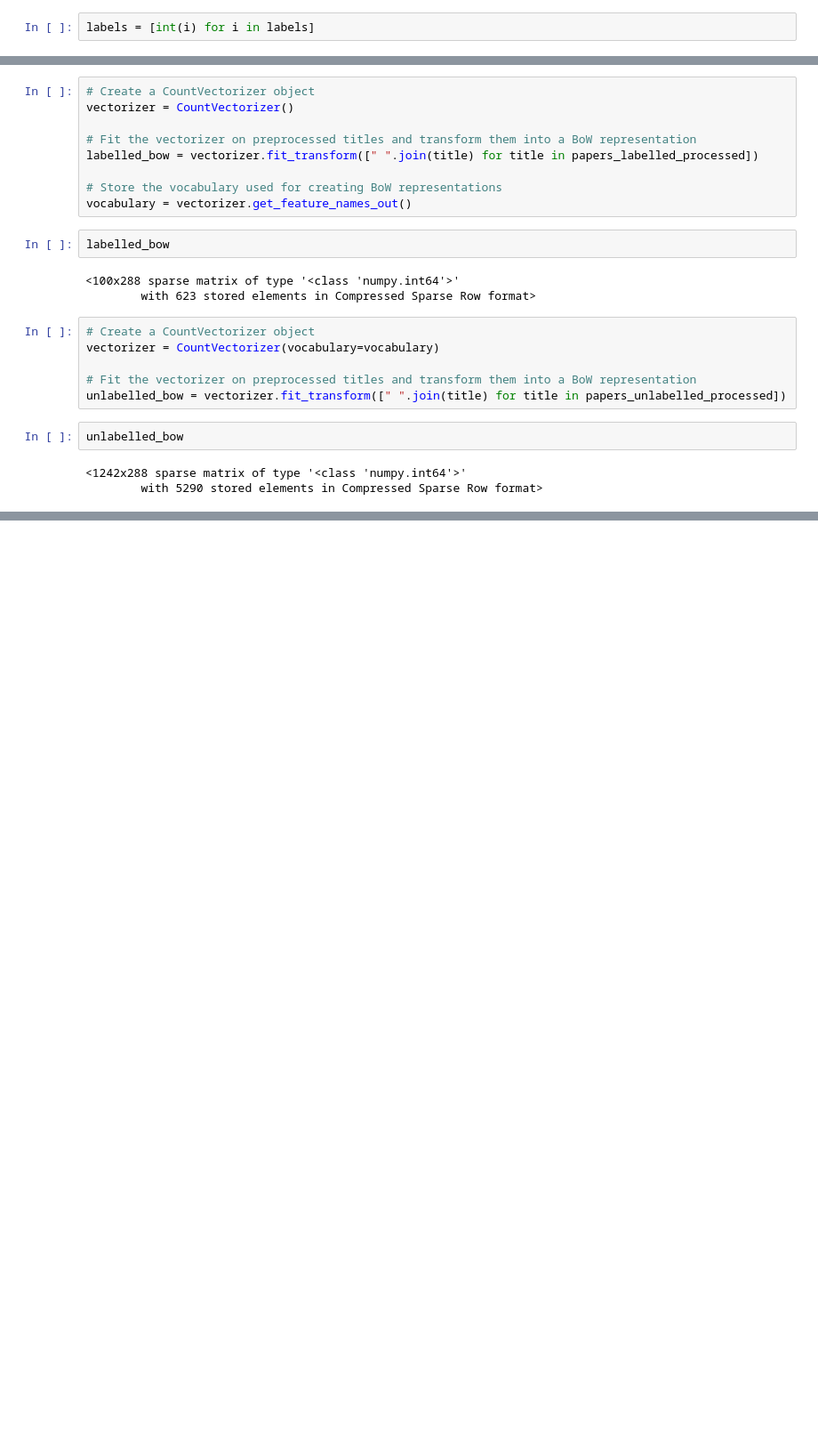
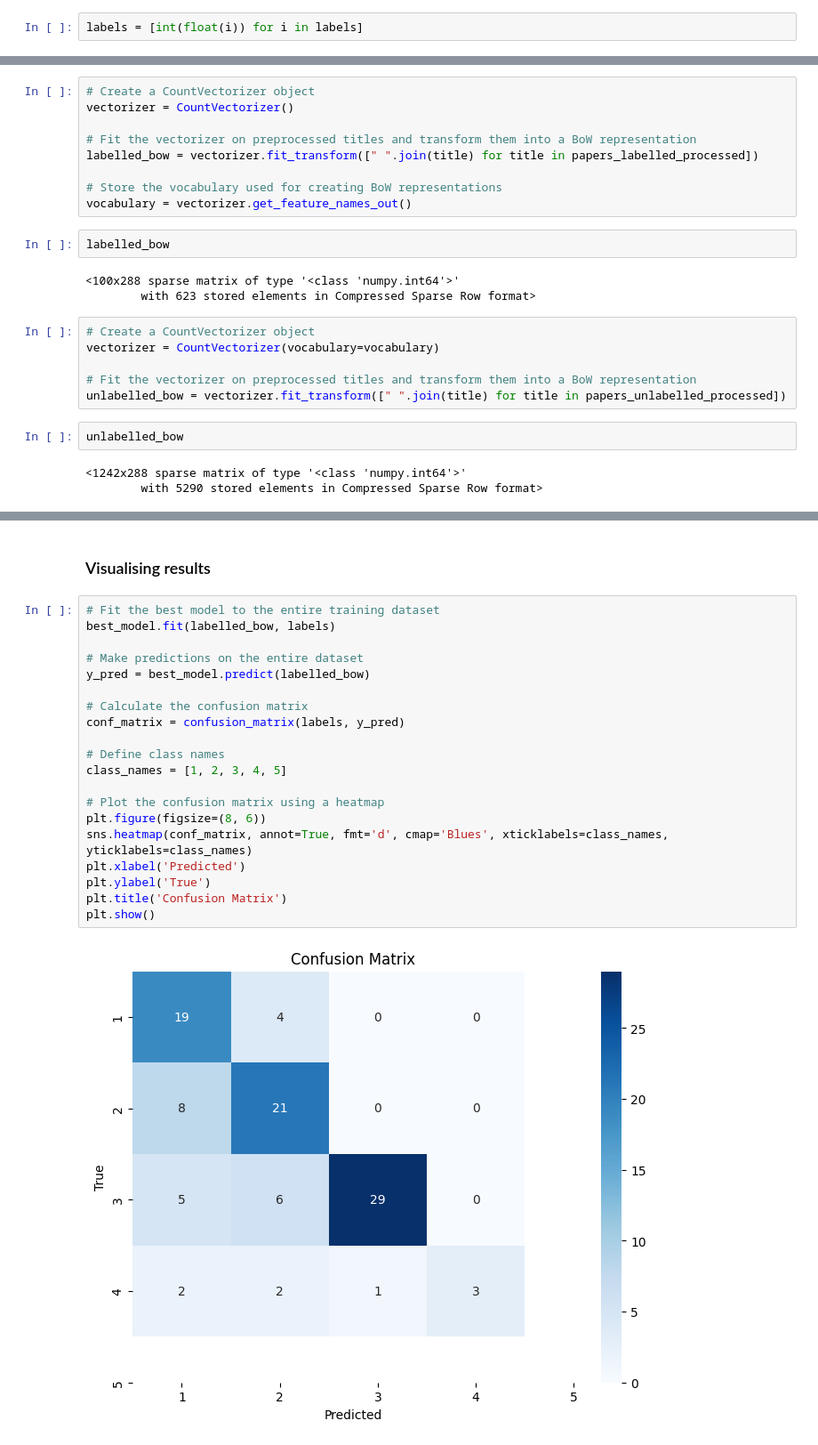
Before and after one commit to christopherfkk/practical-data-science-tutorial, a Jupyter notebook: models/NLPBasicModelComparison.ipynb, the cells around one changed output, grey strips where cells are left out. Shown at 89% size. Drawn from its saved outputs; the diff is of its cells as text; blank space fills up the shorter version.

Commit message:
model eval

```diff
--- a/models/NLPBasicModelComparison.ipynb
+++ b/models/NLPBasicModelComparison.ipynb
@@ -71,7 +82,7 @@ sheet = client.open(google_sheet_name).worksheet(specific_sheet_name)
 papers_labelled = sheet.col_values(3)[1:]
 labels = sheet.col_values(15)[1:]
 # %%
-labels = [int(i) for i in labels]
+labels = [int(float(i)) for i in labels]
 # %%
 papers_labelled[:3], labels[:3]
 # %% [output]
@@ -244,0 +334,24 @@ Validation accuracy: 0.55
+# %% [markdown]
+### Visualising results
+# %%
+# Fit the best model to the entire training dataset
+best_model.fit(labelled_bow, labels)
+
+# Make predictions on the entire dataset
+y_pred = best_model.predict(labelled_bow)
+
+# Calculate the confusion matrix
+conf_matrix = confusion_matrix(labels, y_pred)
+
+# Define class names
+class_names = [1, 2, 3, 4, 5]
+
+# Plot the confusion matrix using a heatmap
+plt.figure(figsize=(8, 6))
+sns.heatmap(conf_matrix, annot=True, fmt='d', cmap='Blues', xticklabels=class_names, yticklabels=class_names)
+plt.xlabel('Predicted')
+plt.ylabel('True')
+plt.title('Confusion Matrix')
+plt.show()
+# %% [output]
+[figure, added]
```
Also changed, not shown: parts of 9 cells of this notebook.
